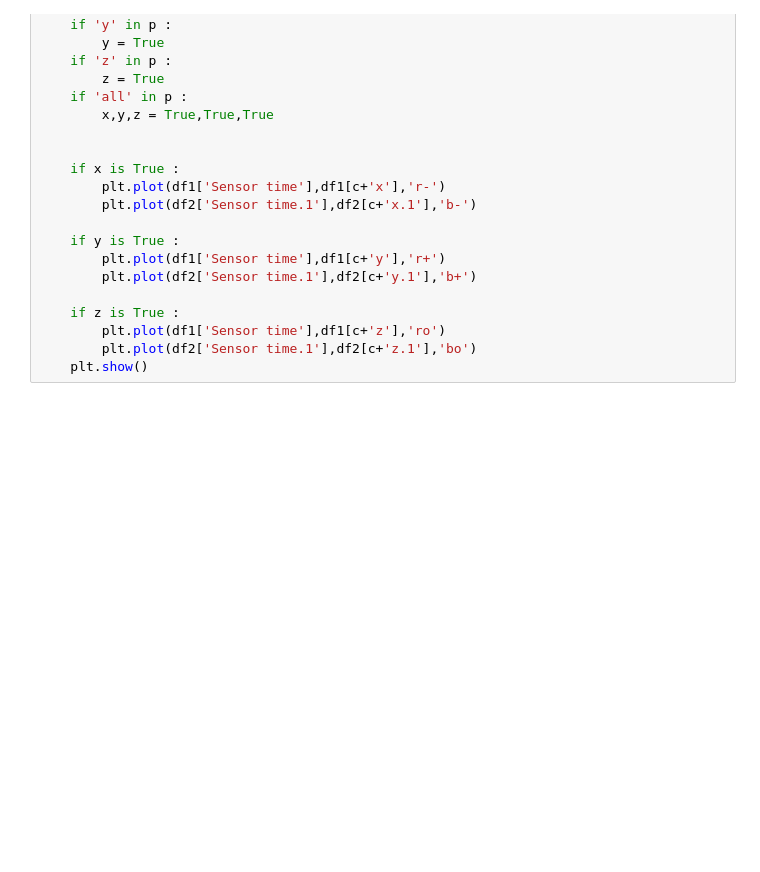
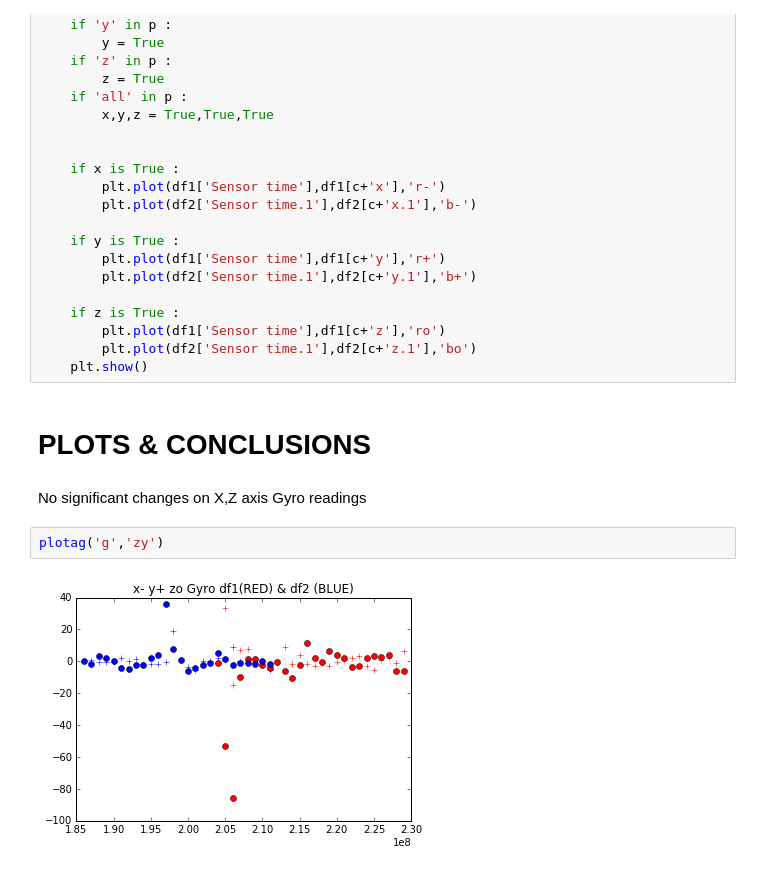
Before and after one commit to famishedrover/boschcat, a Jupyter notebook: firstBosch.ipynb, the cells around one changed output. Drawn from its saved outputs; the diff is of its cells as text; blank space fills up the shorter version.

Commit message:
z axis gyro

```diff
--- a/firstBosch.ipynb
+++ b/firstBosch.ipynb
@@ -209,3 +209,11 @@ def plotag(c,p='all'):
         plt.plot(df1['Sensor time'],df1[c+'z'],'ro')
         plt.plot(df2['Sensor time.1'],df2[c+'z.1'],'bo')
     plt.show()
+# %% [markdown]
+# PLOTS & CONCLUSIONS
+# %% [markdown]
+No significant changes on X,Z axis Gyro readings
+# %%
+plotag('g','zy')
+# %% [output]
+[figure, added]
```
Also changed, not shown: parts of 3 cells of this notebook.
